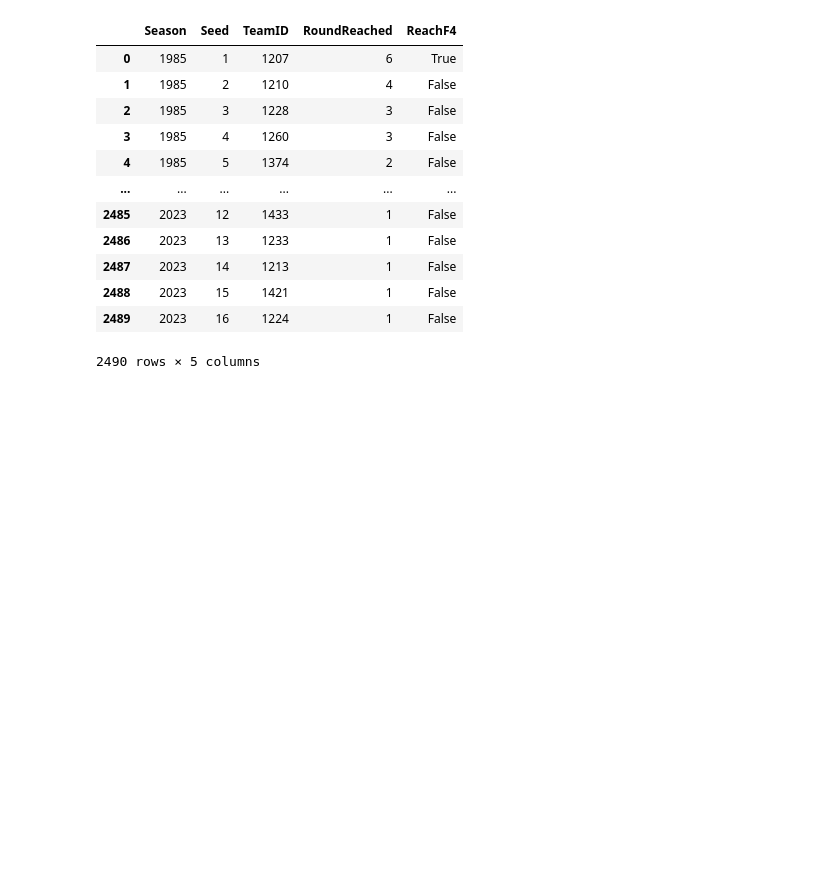
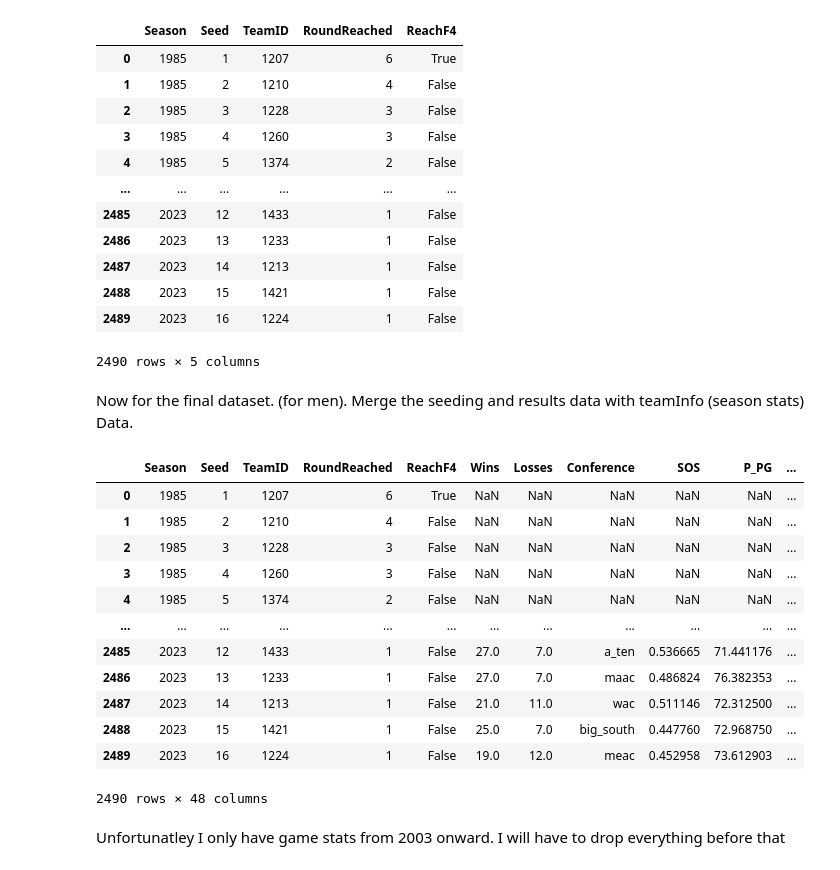
Before and after one commit to nickvandaelen/MMML, a Jupyter notebook: Modelling 1.ipynb, the cells around one changed output. Saved outputs shown, nothing was run; the diff lists cells and outputs as text; code cells hidden in the pictures; blank space fills up the shorter version.

```diff
--- a/Untitled.ipynb
+++ b/Modelling 1.ipynb
@@ -157,3 +160,25 @@ MTourneySeeds
 | 2488 | 2023 | 15 | 1421 | 1 | False |
 | 2489 | 2023 | 16 | 1224 | 1 | False |
 2490 rows × 5 columns
+# %% [markdown]
+Now for the final dataset. (for men). Merge the seeding and results data with teamInfo (season stats) Data.
+# %%
+MStats = pd.merge(MTourneySeeds, MTeamInfo, on=['TeamID', 'Season'], how='left')
+# %%
+MStats
+# %% [output]
+|  | Season | Seed | TeamID | RoundReached | ReachF4 | Wins | Losses | Conference | SOS | P_PG | ... |
+| 0 | 1985 | 1 | 1207 | 6 | True | NaN | NaN | NaN | NaN | NaN | ... |
+| 1 | 1985 | 2 | 1210 | 4 | False | NaN | NaN | NaN | NaN | NaN | ... |
+| 2 | 1985 | 3 | 1228 | 3 | False | NaN | NaN | NaN | NaN | NaN | ... |
+| 3 | 1985 | 4 | 1260 | 3 | False | NaN | NaN | NaN | NaN | NaN | ... |
+| 4 | 1985 | 5 | 1374 | 2 | False | NaN | NaN | NaN | NaN | NaN | ... |
+| ... | ... | ... | ... | ... | ... | ... | ... | ... | ... | ... | ... |
+| 2485 | 2023 | 12 | 1433 | 1 | False | 27.0 | 7.0 | a_ten | 0.536665 | 71.441176 | ... |
+| 2486 | 2023 | 13 | 1233 | 1 | False | 27.0 | 7.0 | maac | 0.486824 | 76.382353 | ... |
+| 2487 | 2023 | 14 | 1213 | 1 | False | 21.0 | 11.0 | wac | 0.511146 | 72.312500 | ... |
+| 2488 | 2023 | 15 | 1421 | 1 | False | 25.0 | 7.0 | big_south | 0.447760 | 72.968750 | ... |
+| 2489 | 2023 | 16 | 1224 | 1 | False | 19.0 | 12.0 | meac | 0.452958 | 73.612903 | ... |
+2490 rows × 48 columns
+# %% [markdown]
+Unfortunatley I only have game stats from 2003 onward. I will have to drop everything before that
```
Also changed, not shown: parts of 17 cells of this notebook.
